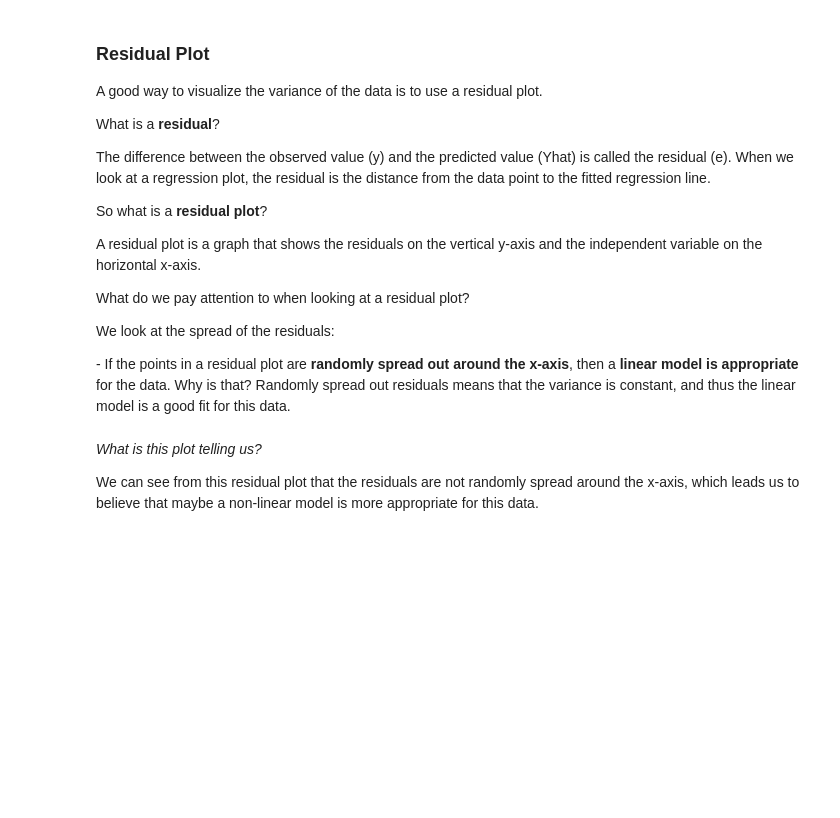
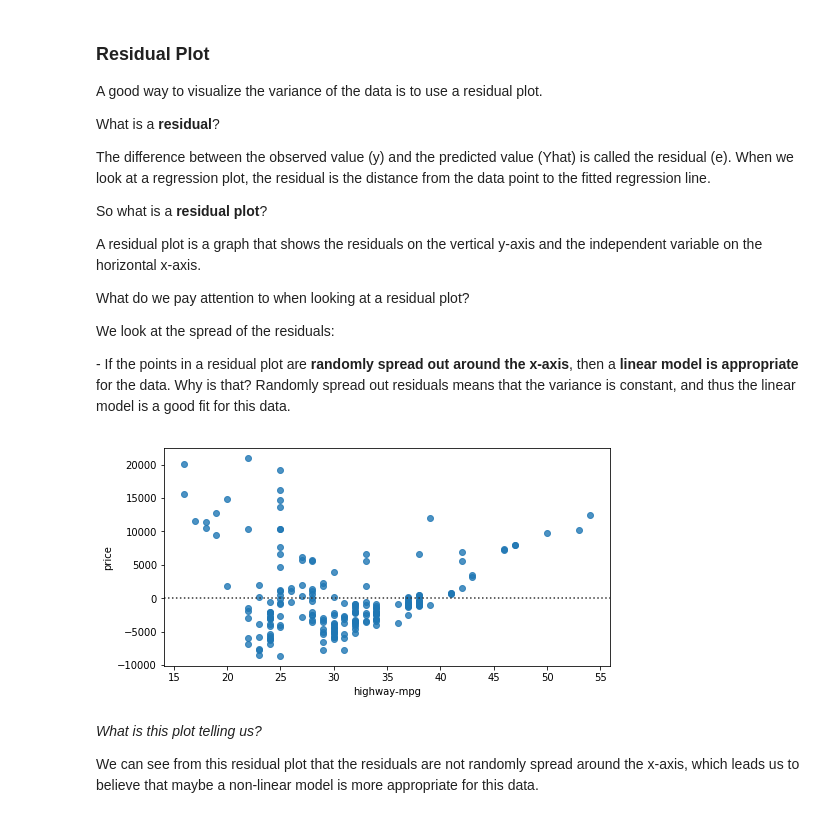
Before and after one commit to ZekariasM/IBM-DS-Professional-Certificate, a Jupyter notebook: 06 Data Analysis with Python/DA0101EN-Review-Model-Development.ipynb, the cells around one changed output. Cells and saved outputs as stored; diff of their text form; code cells hidden in the pictures; blank space fills up the shorter version.

```diff
--- a/06 Data Analysis with Python/DA0101EN-Review-Model-Development.ipynb
+++ b/06 Data Analysis with Python/DA0101EN-Review-Model-Development.ipynb
@@ -377,11 +418,13 @@ df[["peak-rpm","highway-mpg","price"]].corr()
 
 <p>- If the points in a residual plot are <b>randomly spread out around the x-axis</b>, then a <b>linear model is appropriate</b> for the data. Why is that? Randomly spread out residuals means that the variance is constant, and thus the linear model is a good fit for this data.</p>
 # %%
-width = 12
-height = 10
+width = 8
+height = 4
 plt.figure(figsize=(width, height))
 sns.residplot(df['highway-mpg'], df['price'])
 plt.show()
+# %% [output]
+[figure, added]
 # %% [markdown]
 <i>What is this plot telling us?</i>
 
```
Also changed, not shown: parts of 23 cells of this notebook.
